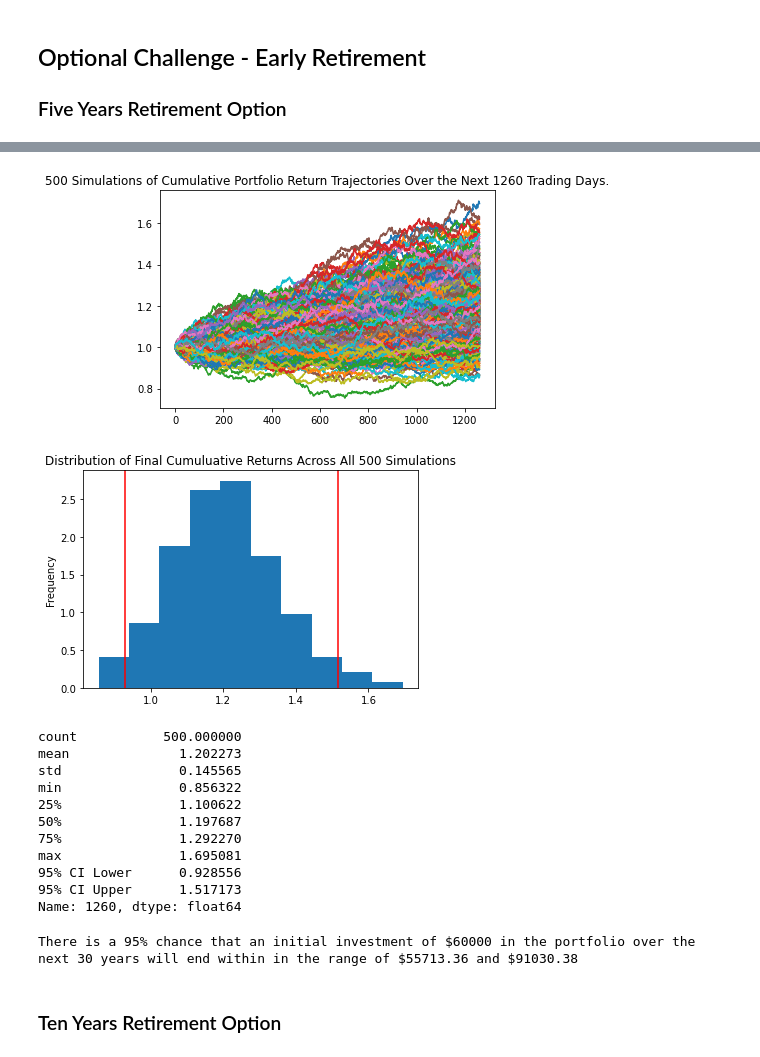
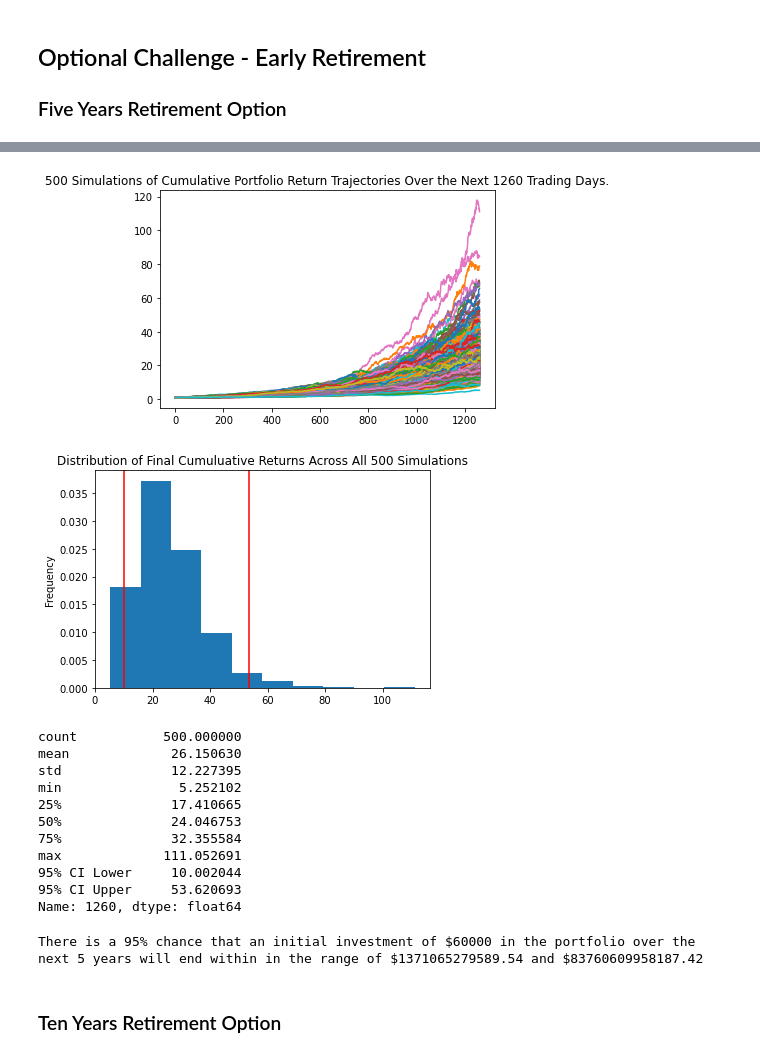
Before and after one commit to tabenny/financial_planning, a Jupyter notebook: financial-planner.ipynb, the cells around one changed output, grey strips where cells are left out. Saved outputs shown, nothing was run; the diff lists cells and outputs as text; code cells hidden in the pictures.

```diff
--- a/financial-planner.ipynb
+++ b/financial-planner.ipynb
@@ -229,7 +229,15 @@ start_date = pd.Timestamp('2015-08-07', tz='America/New_York').isoformat()
 end_date = pd.Timestamp('2020-08-07', tz='America/New_York').isoformat()
 # %%
 # Get 5 years' worth of historical data for SPY and AGG
-# YOUR CODE HERE!
+df_stock_data = alpac_api.get_barset(
+    tickers,
+    "day",
+    start = start_date,
+    end = end_date
+).df
+
+#sort by index
+df_stock_data = df_stock_data.sort_index()
 
 # Display sample data
 df_stock_data.head()
@@ -354,4 +378,13 @@ There is a 95% chance that an initial investment of $30000.0 in the portfolio ov
 
 
 ### Five Years Retirement Option
+# %%
+# Configuring a Monte Carlo simulation to forecast 5 years cumulative returns
+
+MC_five_year = MCSimulation(
+    portfolio_data = df_stock_data,
+    weights = [.40,.60],   #AGG has 40% weightage and SPY has 60% weightage
+    num_simulation = 500,
+    num_trading_days = 252*5  #252 is the total number of trading days in one year
+)
 # %%
@@ -394,43 +435,48 @@ Running Monte Carlo simulation number 490.
 # %%
 # Plot simulation outcomes
-# YOUR CODE HERE!
+mc_line_plot = MC_five_year.plot_simulation()
 # %% [output]
-[figure, old version]
+[figure, new version]
 # %%
 # Plot probability distribution and confidence intervals
-# YOUR CODE HERE!
+mc_dist_plot = MC_five_year.plot_distribution()
 # %% [output]
-[figure, old version]
+[figure, new version]
 # %%
 # Fetch summary statistics from the Monte Carlo simulation results
-# YOUR CODE HERE!
+five_summary_stats = MC_five_year.summarize_cumulative_return()
 
-# Print summary statistics
-# YOUR CODE HERE!
+#Print summary statistics
+#df_summary_five = five_summary_stats.to_frame()
+#print(df_summary_five.mean())
+
+#print('Count: ', round(float(summary_stats.count), 2))
+print(five_summary_stats)
 # %% [output]
 count           500.000000
-mean              1.202273
-std               0.145565
-min               0.856322
-25%               1.100622
-50%               1.197687
-75%               1.292270
-max               1.695081
-95% CI Lower      0.928556
-95% CI Upper      1.517173
+mean             26.150630
+std              12.227395
+min               5.252102
+25%              17.410665
+50%              24.046753
+75%              32.355584
+max             111.052691
+95% CI Lower     10.002044
+95% CI Upper     53.620693
 Name: 1260, dtype: float64
 # %%
 # Set initial investment
-# YOUR CODE HERE!
+initial_investment = 60000
 
 # Use the lower and upper `95%` confidence intervals to calculate the range of the possible outcomes of our $60,000
-# YOUR CODE HERE!
+ci_lower = round(summary_stats[8]*initial_investment,2)
+ci_upper = round(summary_stats[9]*initial_investment,2)
 
 # Print results
 print(f"There is a 95% chance that an initial investment of ${initial_investment} in the portfolio"
       f" over the next 5 years will end within in the range of"
-      f" ${ci_lower_five} and ${ci_upper_five}")
+      f" ${ci_lower} and ${ci_upper}")
 # %% [output]
-There is a 95% chance that an initial investment of $60000 in the portfolio over the next 30 years will end within in the range of $55713.36 and $91030.38
+There is a 95% chance that an initial investment of $60000 in the portfolio over the next 5 years will end within in the range of $1371065279589.54 and $83760609958187.42
 # %% [markdown]
 ### Ten Years Retirement Option
```
Also changed, not shown: parts of 23 cells of this notebook.
